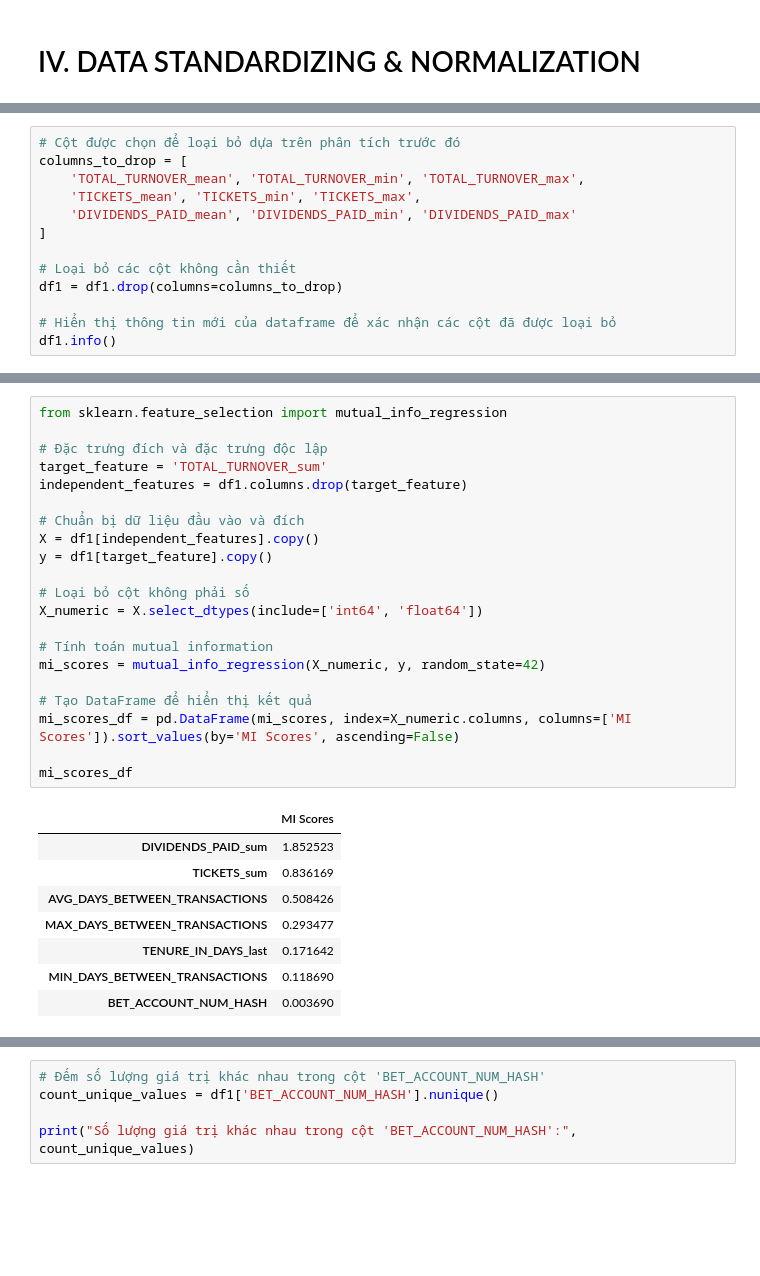
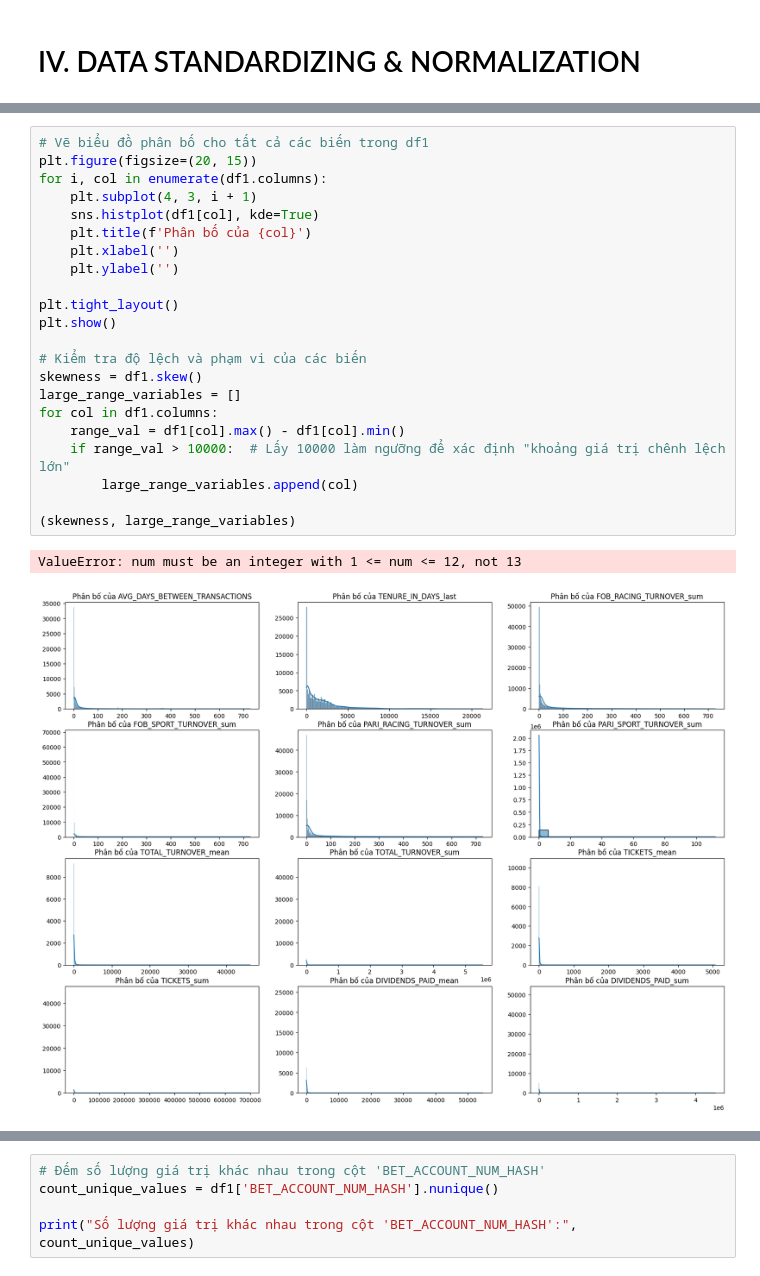
Before and after one commit to ThanhVo15/Competition, a Jupyter notebook: 2. Data Got Talent/2. Final Round/Code/GROSS_MARGIN_FORECAST.ipynb, the cells around one changed output, grey strips where cells are left out. Saved outputs shown, nothing was run; the diff lists cells and outputs as text; blank space fills up the shorter version.

```diff
--- a/2. Data Got Talent/2. Final Round/Code/GROSS_MARGIN_FORECAST.ipynb
+++ b/2. Data Got Talent/2. Final Round/Code/GROSS_MARGIN_FORECAST.ipynb
@@ -377,13 +481,0 @@ memory usage: 22.1 MB
-# %%
-# Cột được chọn để loại bỏ dựa trên phân tích trước đó
-columns_to_drop = [
-    'TOTAL_TURNOVER_mean', 'TOTAL_TURNOVER_min', 'TOTAL_TURNOVER_max',
-    'TICKETS_mean', 'TICKETS_min', 'TICKETS_max',
-    'DIVIDENDS_PAID_mean', 'DIVIDENDS_PAID_min', 'DIVIDENDS_PAID_max'
-]
-
-# Loại bỏ các cột không cần thiết
-df1 = df1.drop(columns=columns_to_drop)
-
-# Hiển thị thông tin mới của dataframe để xác nhận các cột đã được loại bỏ
-df1.info()
@@ -408,30 +482,25 @@ memory usage: 12.2 MB
-# %%
-from sklearn.feature_selection import mutual_info_regression
-
-# Đặc trưng đích và đặc trưng độc lập
-target_feature = 'TOTAL_TURNOVER_sum'
-independent_features = df1.columns.drop(target_feature)
-
-# Chuẩn bị dữ liệu đầu vào và đích
-X = df1[independent_features].copy()
-y = df1[target_feature].copy()
-
-# Loại bỏ cột không phải số
-X_numeric = X.select_dtypes(include=['int64', 'float64'])
-
-# Tính toán mutual information
-mi_scores = mutual_info_regression(X_numeric, y, random_state=42)
-
-# Tạo DataFrame để hiển thị kết quả
-mi_scores_df = pd.DataFrame(mi_scores, index=X_numeric.columns, columns=['MI Scores']).sort_values(by='MI Scores', ascending=False)
-
-mi_scores_df
-# %% [output]
-|  | MI Scores |
-| DIVIDENDS_PAID_sum | 1.852523 |
-| TICKETS_sum | 0.836169 |
-| AVG_DAYS_BETWEEN_TRANSACTIONS | 0.508426 |
-| MAX_DAYS_BETWEEN_TRANSACTIONS | 0.293477 |
-| TENURE_IN_DAYS_last | 0.171642 |
-| MIN_DAYS_BETWEEN_TRANSACTIONS | 0.118690 |
-| BET_ACCOUNT_NUM_HASH | 0.003690 |
+# %%
+# Vẽ biểu đồ phân bố cho tất cả các biến trong df1
+plt.figure(figsize=(20, 15))
+for i, col in enumerate(df1.columns):
+    plt.subplot(4, 3, i + 1)
+    sns.histplot(df1[col], kde=True)
+    plt.title(f'Phân bố của {col}')
+    plt.xlabel('')
+    plt.ylabel('')
+
+plt.tight_layout()
+plt.show()
+
+# Kiểm tra độ lệch và phạm vi của các biến
+skewness = df1.skew()
+large_range_variables = []
+for col in df1.columns:
+    range_val = df1[col].max() - df1[col].min()
+    if range_val > 10000:  # Lấy 10000 làm ngưỡng để xác định "khoảng giá trị chênh lệch lớn"
+        large_range_variables.append(col)
+
+(skewness, large_range_variables)
+# %% [output]
+ValueError: num must be an integer with 1 <= num <= 12, not 13
+[figure, added]
```
Also changed, not shown: parts of 18 cells of this notebook, 1 other file.
